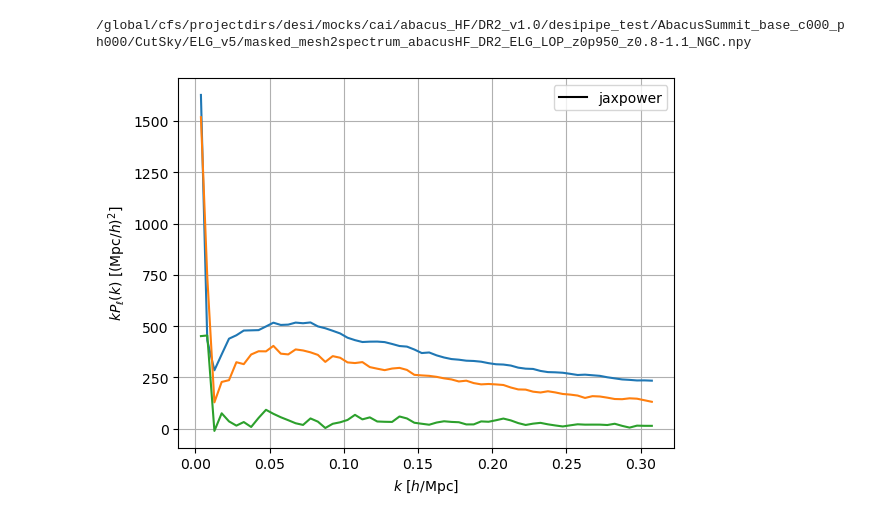
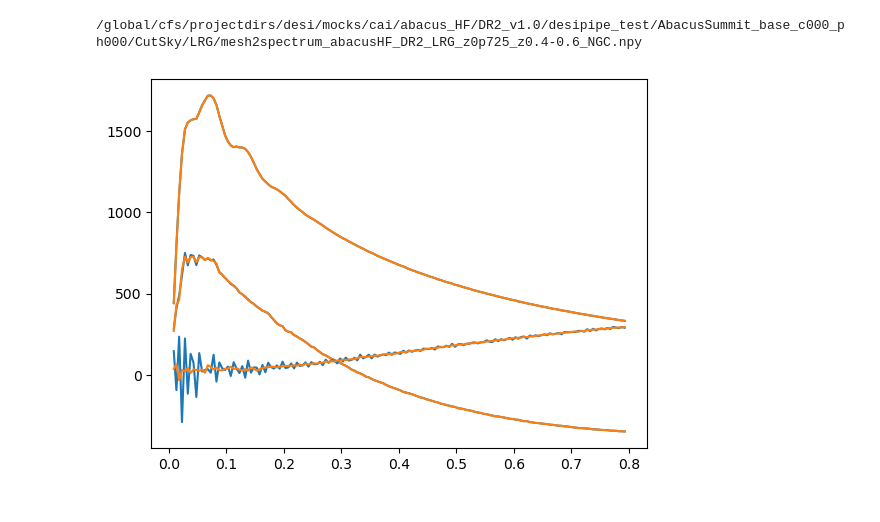
Before and after one commit to adematti/jax-power, a Jupyter notebook: scripts/abacus_hf.ipynb, the cells around one changed output. Drawn from its saved outputs; the diff is of its cells as text; code cells hidden in the pictures.

```diff
--- a/scripts/abacus_hf.ipynb
+++ b/scripts/abacus_hf.ipynb
@@ -5,40 +5,53 @@ from matplotlib import pyplot as plt
 import numpy as np
 
 from pypower import PowerSpectrumMultipoles
-from jaxpower import Spectrum2Poles, Spectrum3Poles
+from jaxpower import Spectrum2Poles, Spectrum3Poles, WindowMatrix
 
-from abacus_hf import get_measurement_fn
+from abacus_hf import get_measurement_fn, get_box_measurement_fn
 
 imock = 0
 rebin = 5
-catalog_args = dict(zsnap=0.950, region='NGC', tracer='ELG_LOP', zrange=(0.8, 1.1))
-print(get_measurement_fn(imock=imock, **catalog_args, kind='masked_mesh2spectrum'))
+catalog_args = dict(zsnap=0.725, region='NGC', tracer='LRG', zrange=(0.4, 0.6))
+print(get_measurement_fn(imock=imock, **catalog_args, kind='mesh2spectrum'))
 #pypower = PowerSpectrumMultipoles.load(get_measurement_fn(imock=imock, region=region, kind='pypower'))
 #pypower = pypower[:pypower.shape[0] // rebin * rebin:rebin]
-spectrum = Spectrum2Poles.load(get_measurement_fn(imock=imock, **catalog_args, kind='masked_mesh2spectrum')).slice(slice(0, None, rebin))
-#spectrum_thetacut = Spectrum2Poles.load(get_measurement_fn(imock=imock, **catalog_args, kind='mesh2spectrum_thetacut')).slice(slice(0, None, rebin))
 
-kmin = 0.
-ax = plt.gca()
-ax.plot([], [], color='k', linestyle='-', label='jaxpower')
-#ax.plot([], [], color='k', linestyle='--', label=r'jaxpower w/ $\theta$-cut')
-#ax.plot([], [], color='k', linestyle=':', label=r'pypower')
-for ill, ell in enumerate(spectrum.projs):
-    color = 'C{:d}'.format(ill)
-    k = spectrum.x(projs=ell)
-    mask = k > kmin
-    ax.plot(k[mask], k[mask] * spectrum.view(projs=ell).real[mask], color=color, linestyle='-')
-    #ax.plot(k[mask], k[mask] * spectrum_thetacut.view(projs=ell).real[mask], color=color, linestyle='--')
-    #mask = pypower.k > kmin
-    #ax.plot(pypower.k[mask], pypower.k[mask] * pypower(ell=ell, complex=False)[mask], color=color, linestyle=':')
-ax.set_xlabel(r'$k$ [$h/\mathrm{Mpc}$]')
-ax.set_ylabel(r'$k P_{\ell}(k)$ [$(\mathrm{Mpc}/h)^{2}$]')
-ax.legend()
-ax.grid(True)
-plt.show()
+nmocks = 25
+pk_box = Spectrum2Poles.mean([Spectrum2Poles.load(get_box_measurement_fn(imock=imock, **catalog_args, kind='mesh2spectrum')) for imock in range(nmocks)])
+pk_box = pk_box.slice(slice(0, None, 5))
+
+wmat_box = WindowMatrix.load(get_box_measurement_fn(imock=0, **catalog_args, kind='window_mesh2spectrum'))
+
+wmat_square = wmat_box.slice(slice(0, None, 5), axis='o').slice(slice(0, None, 5), axis='t')
+# Invert the square window matrix
+observable_to_theory = wmat_square.clone(value=np.linalg.inv(wmat_square.view()),
+                                         theory=wmat_square.observable, observable=wmat_square.theory)
 # %% [output]
-/global/cfs/projectdirs/desi/mocks/cai/abacus_HF/DR2_v1.0/desipipe_test/AbacusSummit_base_c000_ph000/CutSky/ELG_v5/masked_mesh2spectrum_abacusHF_DR2_ELG_LOP_z0p950_z0.8-1.1_NGC.npy
+/global/cfs/projectdirs/desi/mocks/cai/abacus_HF/DR2_v1.0/desipipe_test/AbacusSummit_base_c000_ph000/CutSky/LRG/mesh2spectrum_abacusHF_DR2_LRG_z0p725_z0.4-0.6_NGC.npy
-[figure, removed]
+# %%
+pk_box_deconvolved = observable_to_theory.dot(pk_box.clone(num_shotnoise=None, norm=1.), return_type=None, zpt=False)
+pk_box_deconvolved = pk_box.clone(num=pk_box_deconvolved.value).slice(slice(1, None))
+# %%
+pk_box = pk_box.slice(slice(1, None))
+
+k = pk_box.x(projs=0)
+poles = [pk_box.view(projs=proj) for proj in pk_box.projs]
+#np.savetxt('mean.txt', np.column_stack([k] + poles), fmt='%.9e', comments='# ', header='k P0 P2 P4')
+
+k = pk_box_deconvolved.x(projs=0)
+poles = [pk_box_deconvolved.view(projs=proj) for proj in pk_box.projs]
+#np.savetxt('mean_deconvolved.txt', np.column_stack([k] + poles), fmt='%.9e', comments='# ', header='k P0 P2 P4')
+
+
+ax = plt.gca()
+for proj in pk_box.projs:
+    k = pk_box.x(projs=0)
+    ax.plot(k, k * pk_box.view(projs=proj), color='C0')
+    k = pk_box_deconvolved.x(projs=0)
+    ax.plot(k, k * pk_box_deconvolved.view(projs=proj), color='C1')
+plt.show()
+# %% [output]
+[figure, added]
 # %%
 fn = '/global/cfs/cdirs/desi/mocks/cai/holi/v1/lrg/v1.0/lrg_real12_full_sky.npz'
 import numpy as np
```
Also changed, not shown: parts of 4 cells of this notebook, 2 other files.
